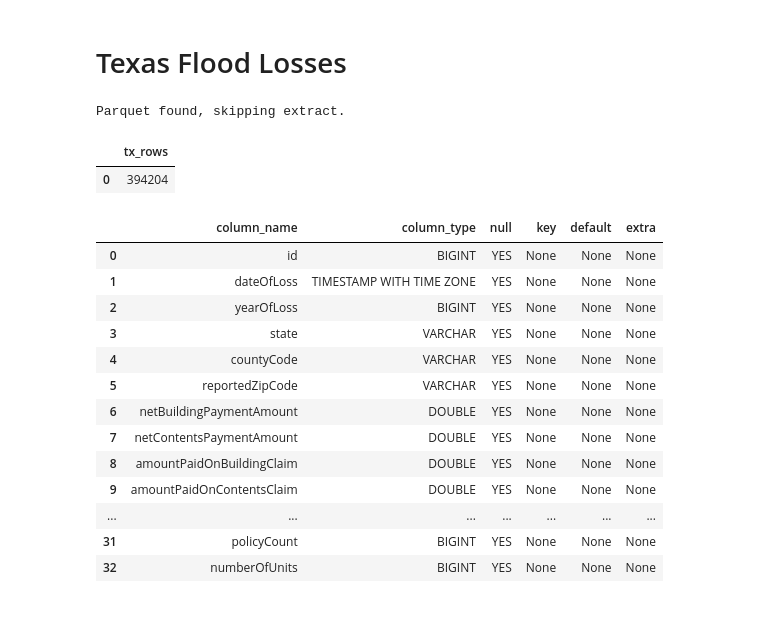
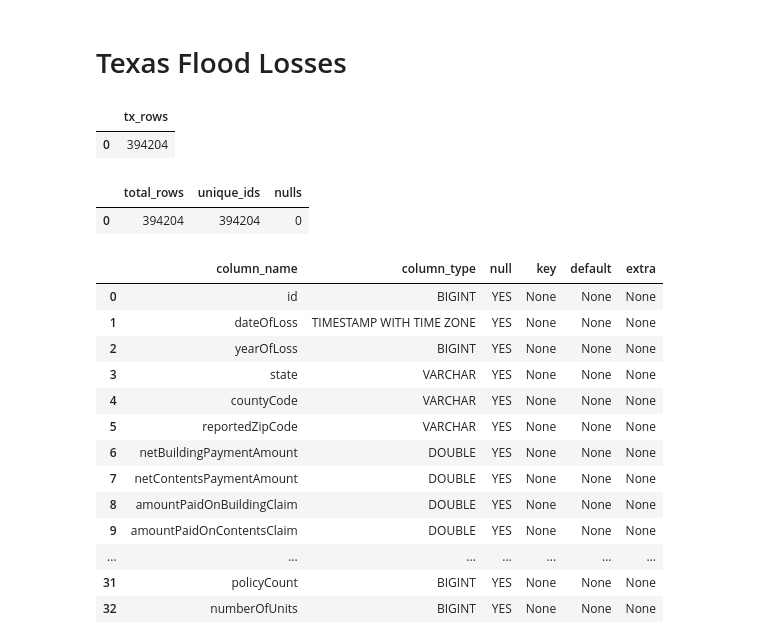
Before and after one commit to Johndsalas/texas-flood-losses, a Jupyter notebook: main.ipynb, the cells around one changed output. Saved outputs shown, nothing was run; the diff lists cells and outputs as text; code cells hidden in the pictures; blank space fills up the shorter version.

```diff
--- a/main.ipynb
+++ b/main.ipynb
@@ -6,13 +6,27 @@ import prep as p
 
 con = duckdb.connect()
 
-df = p.load_claims(con)
+p.load_claims(con)
 
 con.sql("SELECT COUNT(*) AS tx_rows FROM claims").df()
 # %% [output]
-Parquet found, skipping extract.
 |  | tx_rows |
 | 0 | 394204 |
+# %%
+table = 'data/tx_claims.parquet'
+
+con.sql('''
+            SELECT
+                COUNT(*) as total_rows,
+                COUNT(DISTINCT id) as unique_ids,
+                COUNT(*) - count(id) as nulls
+            FROM
+                'data/tx_claims.parquet'
+
+        ''').df()
+# %% [output]
+|  | total_rows | unique_ids | nulls |
+| 0 | 394204 | 394204 | 0 |
 # %%
 con.sql("DESCRIBE claims").df()
 # %% [output]
```
Also changed, not shown: parts of 13 cells of this notebook, 1 other file.
